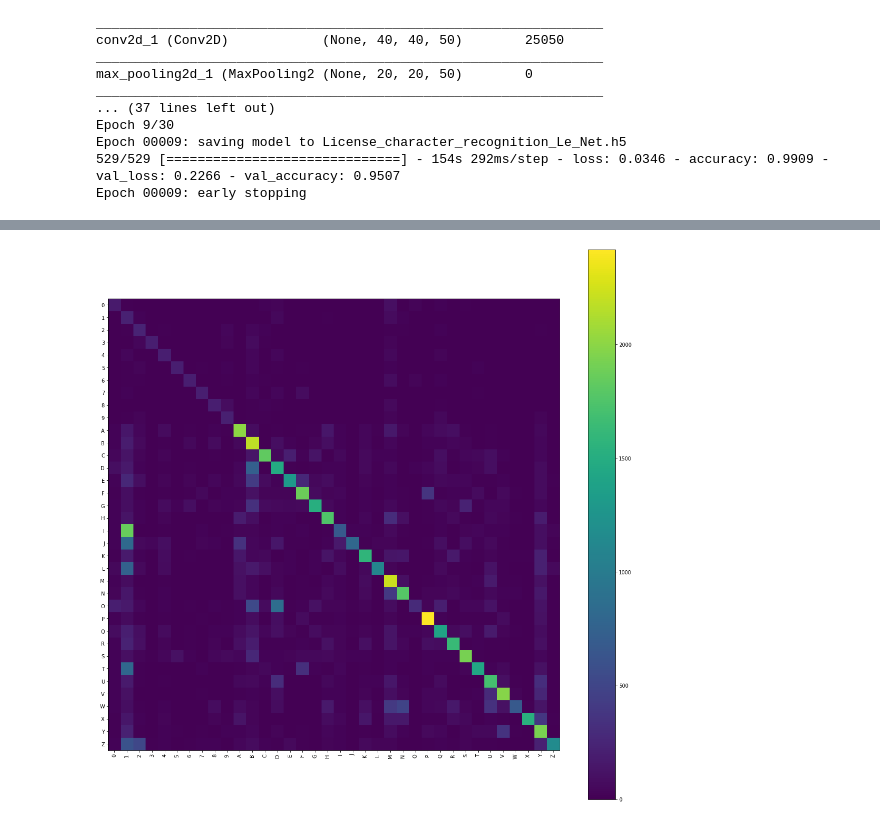
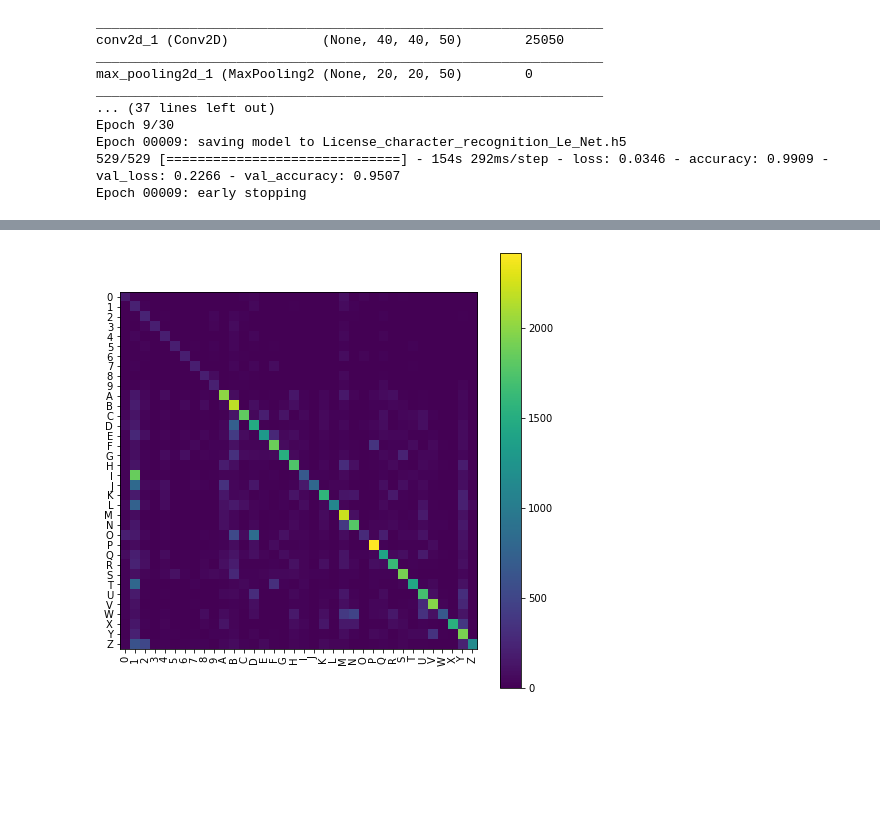
Before and after one commit to droidy12527/DeepLearningModelComparision, a Jupyter notebook: Le-Net_Training.ipynb, the cells around one changed output, grey strips where cells are left out. Saved outputs shown, nothing was run; the diff lists cells and outputs as text; code cells hidden in the pictures; blank space fills up the shorter version.

Commit message:
New heatmaps

```diff
--- a/Le-Net_Training.ipynb
+++ b/Le-Net_Training.ipynb
@@ -203,7 +203,7 @@ y_pred = np.argmax(Y_pred, axis=1)
 
 target_names = list(class_labels.values())
 
-plt.figure(figsize=(20,20))
+plt.figure(figsize=(8,8))
 cnf_matrix = confusion_matrix(validation_generator.classes, y_pred)
 
 plt.imshow(cnf_matrix, interpolation='nearest')
@@ -218,3 +218,3 @@ WARNING:tensorflow:From <ipython-input-3-9dc50589534d>:33: Model.predict_generat
 Instructions for updating:
 Please use Model.predict, which supports generators.
-[figure, old version]
+[figure, new version]
```
Also changed, not shown: parts of 1 cell of this notebook, 7 other files.
